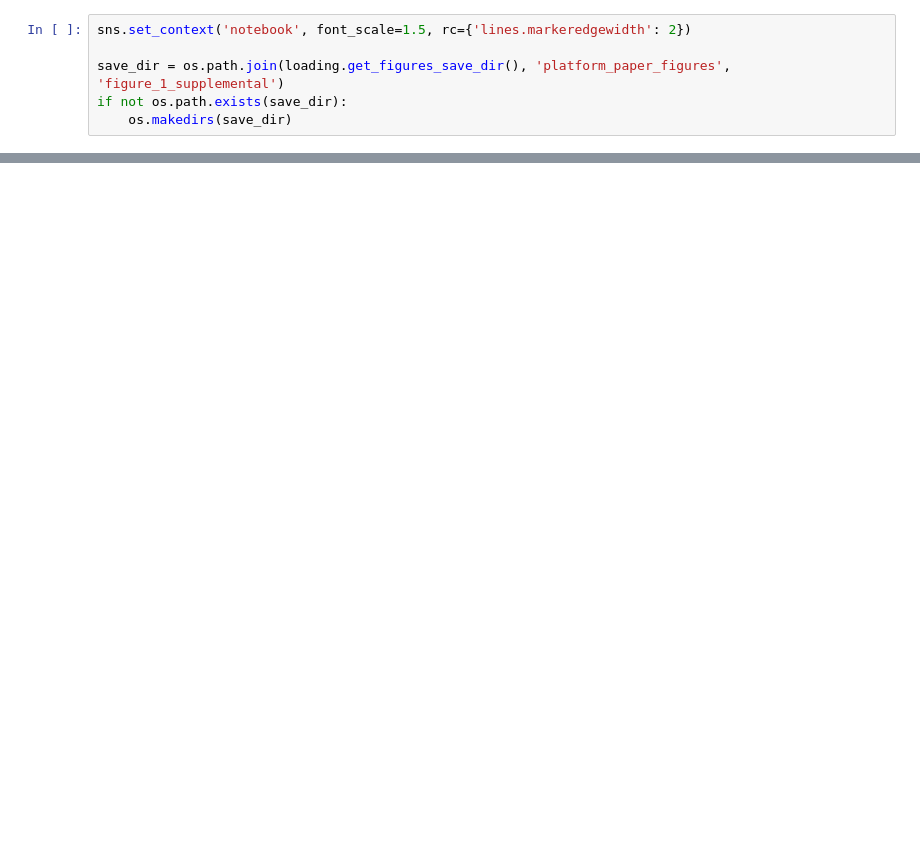
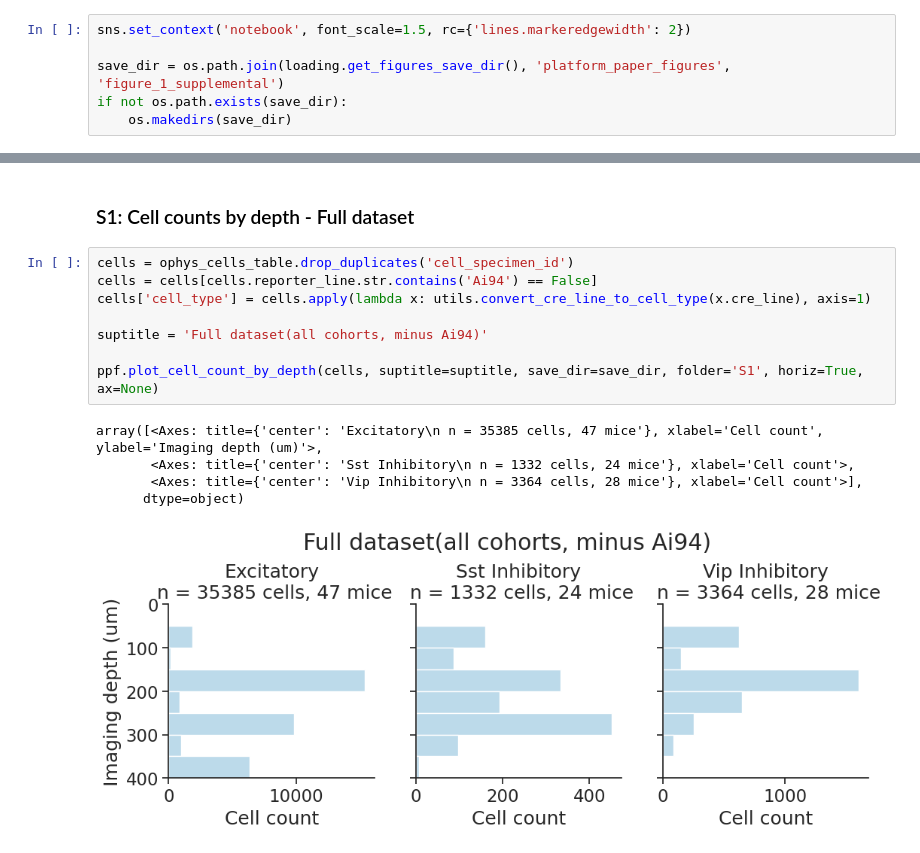
Before and after one commit to AllenInstitute/visual_behavior_analysis, a Jupyter notebook: notebooks/platform_paper_figures/figure_1_supplemental.ipynb, the cells around one changed output, grey strips where cells are left out. Cells and saved outputs as stored; diff of their text form; blank space fills up the shorter version.

```diff
--- a/notebooks/platform_paper_figures/figure_1_supplemental.ipynb
+++ b/notebooks/platform_paper_figures/figure_1_supplemental.ipynb
@@ -460,0 +115,16 @@ for mouse_id in sst_mice.index.values[:5]:
+# %% [markdown]
+### S1: Cell counts by depth - Full dataset
+# %%
+cells = ophys_cells_table.drop_duplicates('cell_specimen_id')
+cells = cells[cells.reporter_line.str.contains('Ai94') == False]
+cells['cell_type'] = cells.apply(lambda x: utils.convert_cre_line_to_cell_type(x.cre_line), axis=1)
+
+suptitle = 'Full dataset(all cohorts, minus Ai94)'
+
+ppf.plot_cell_count_by_depth(cells, suptitle=suptitle, save_dir=save_dir, folder='S1', horiz=True, ax=None)
+# %% [output]
+array([<Axes: title={'center': 'Excitatory\n n = 35385 cells, 47 mice'}, xlabel='Cell count', ylabel='Imaging depth (um)'>,
+       <Axes: title={'center': 'Sst Inhibitory\n n = 1332 cells, 24 mice'}, xlabel='Cell count'>,
+       <Axes: title={'center': 'Vip Inhibitory\n n = 3364 cells, 28 mice'}, xlabel='Cell count'>],
+      dtype=object)
+[figure, added]
```
Also changed, not shown: parts of 46 cells of this notebook, 24 other files.
